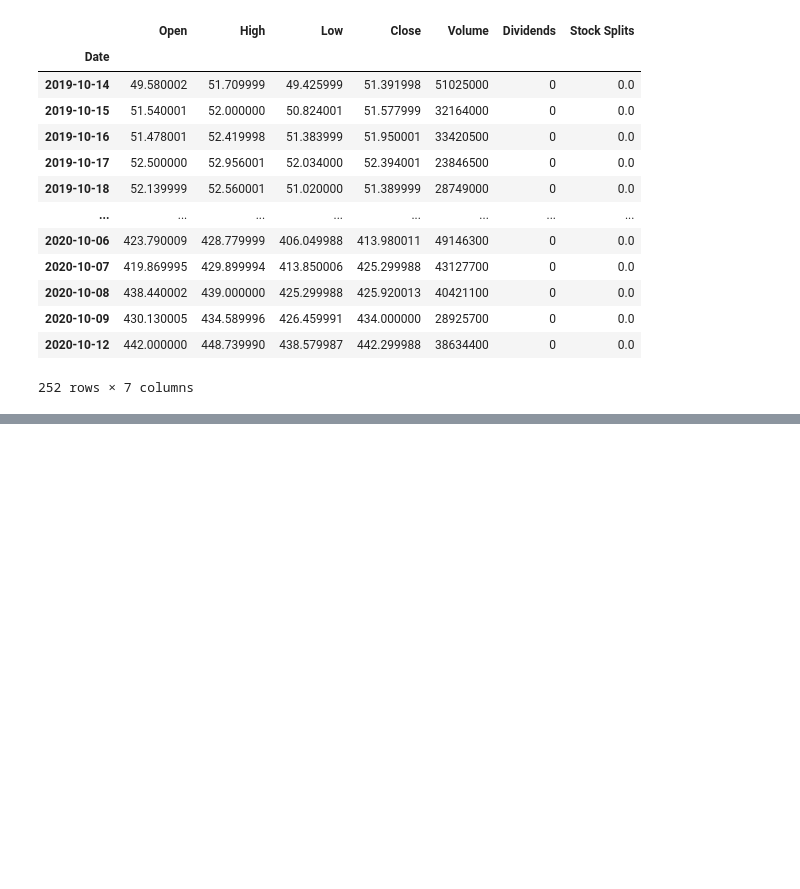
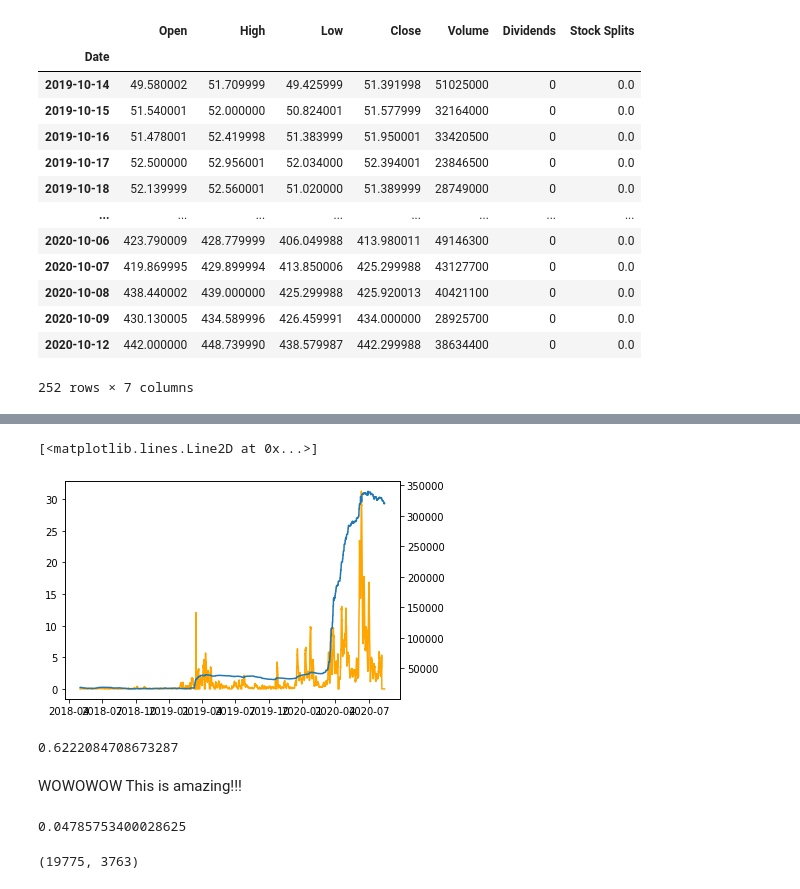
Before and after one commit to DS4A-mathemagicians/robintrack, a Jupyter notebook: robintrack analysis.ipynb, the cells around one changed output, grey strips where cells are left out. Drawn from its saved outputs; the diff is of its cells as text; code cells hidden in the pictures; blank space fills up the shorter version.

```diff
--- a/robintrack analysis.ipynb
+++ b/robintrack analysis.ipynb
@@ -1109,0 +1408,17 @@ ImportError: cannot import name 'get_compression_method' from 'pandas.io.common'
+# %%
+df['smooth_tickers'] = df['tickers_per_hour'].rolling(72).mean().fillna(0)
+# %%
+ax1 = plt.subplot()
+ax2 = ax1.twinx()
+ax1.plot(df['smooth_tickers'], color = 'orange')
+plt.xticks(rotation = 90)
+ax2.plot(df[ticker])
+# %% [output]
+[<matplotlib.lines.Line2D at 0x...>]
+[figure, added]
+# %%
+np.corrcoef(df.smooth_tickers.values, df.BA.values)[0,1]
+# %% [output]
+0.6222084708673287
+# %% [markdown]
+WOWOWOW This is amazing!!!
@@ -1109,0 +1428,11 @@ ImportError: cannot import name 'get_compression_method' from 'pandas.io.common'
+# %%
+s = timer()
+smooth_ticker = top_20.transform(lambda x: x.rolling(72).mean().fillna(0))
+e = timer() - s
+print(e)
+# %% [output]
+0.04785753400028625
+# %%
+ticker_df.shape
+# %% [output]
+(19775, 3763)
```
Also changed, not shown: parts of 179 cells of this notebook.
